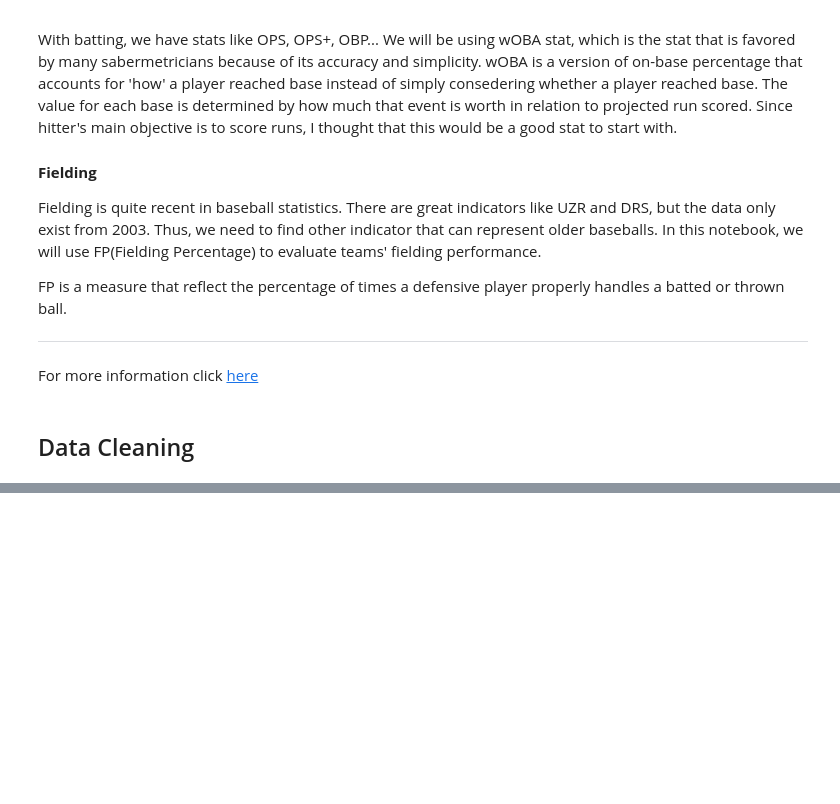
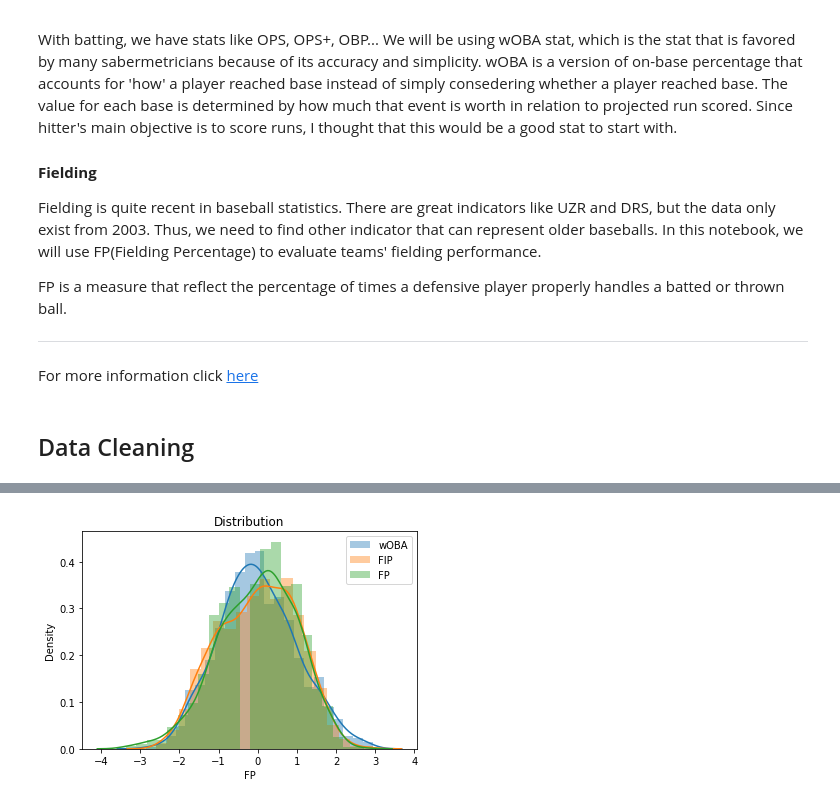
Before and after one commit to jinwls/Batting_Pitching_Fielding, a Jupyter notebook: bat_pitch_field.ipynb, the cells around one changed output, grey strips where cells are left out. Drawn from its saved outputs; the diff is of its cells as text; code cells hidden in the pictures; blank space fills up the shorter version.

```diff
--- a/bat_pitch_field.ipynb
+++ b/bat_pitch_field.ipynb
@@ -59,0 +149,16 @@ df.merge()
+# %%
+# scale to same variance so that we can compare them directly
+sc = StandardScaler()
+val = ['wOBA_team','FIP','FP']
+df_scaled = df.copy()
+sc.fit(df_scaled[val])
+df_scaled[val] = sc.transform(df_scaled[val])
+# %%
+sns.distplot(df_scaled.wOBA_team, label='wOBA')
+sns.distplot(df_scaled.FIP, label='FIP')
+sns.distplot(df_scaled.FP, label='FP')
+plt.title('Distribution')
+plt.legend()
+plt.show()
+# %% [output]
+[figure, added]
```
Also changed, not shown: parts of 32 cells of this notebook.
